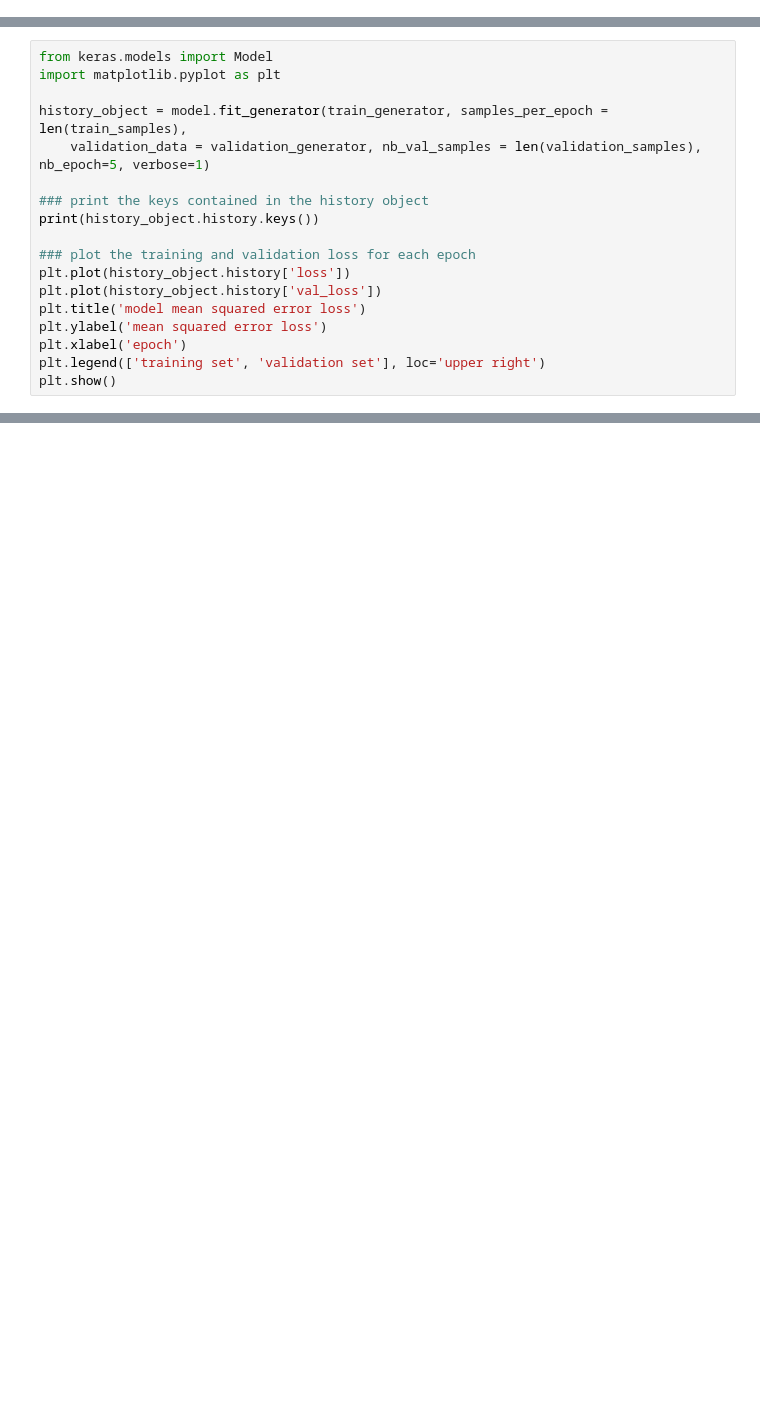
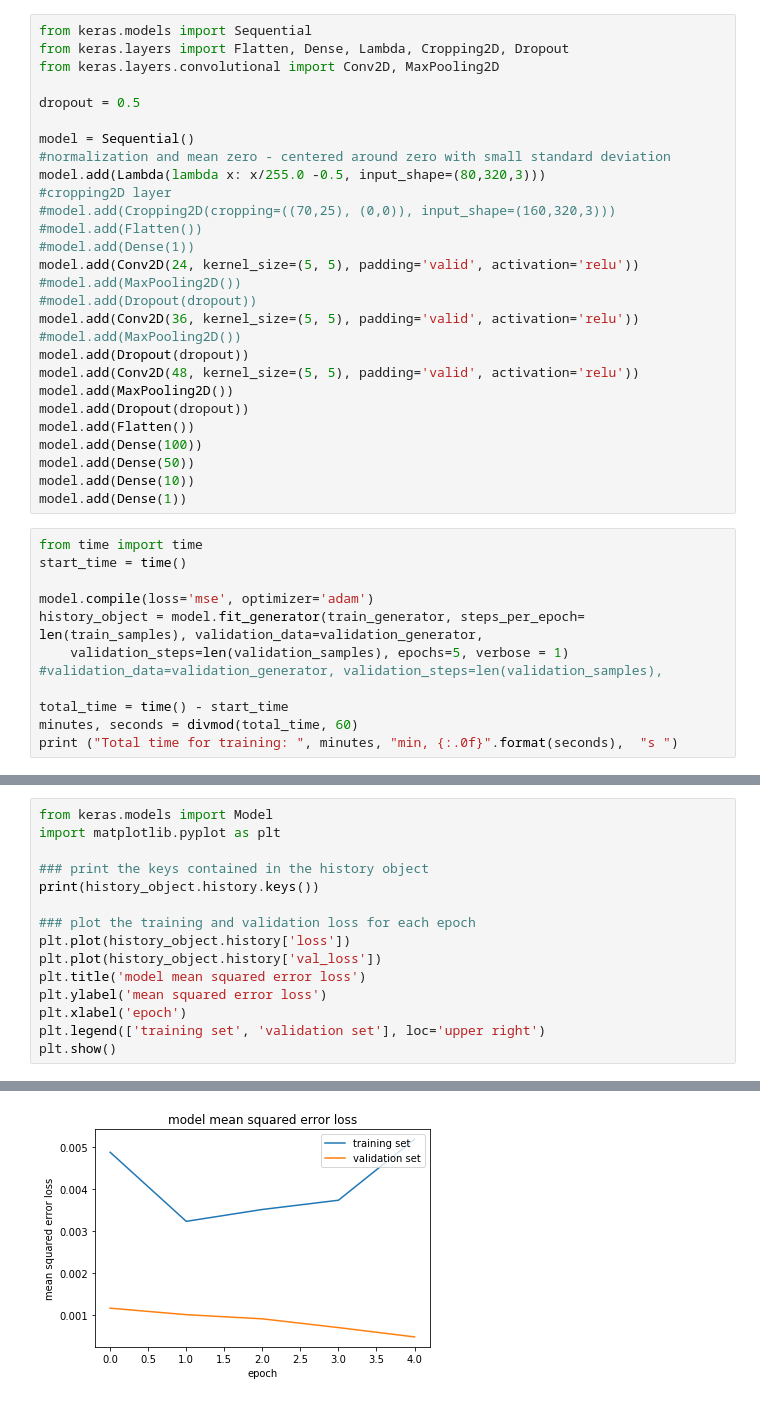
Before and after one commit to shmulik-willinger/behavioral_cloning, a Jupyter notebook: behavioral_cloning.ipynb, the cells around one changed output, grey strips where cells are left out. Saved outputs shown, nothing was run; the diff lists cells and outputs as text; blank space fills up the shorter version.

```diff
--- a/behavioral_cloning.ipynb
+++ b/behavioral_cloning.ipynb
@@ -245,0 +305,40 @@ validation_generator = generator(validation_samples, batch_size=32)
+# %%
+from keras.models import Sequential
+from keras.layers import Flatten, Dense, Lambda, Cropping2D, Dropout
+from keras.layers.convolutional import Conv2D, MaxPooling2D
+
+dropout = 0.5
+
+model = Sequential()
+#normalization and mean zero - centered around zero with small standard deviation
+model.add(Lambda(lambda x: x/255.0 -0.5, input_shape=(80,320,3)))
+#cropping2D layer
+#model.add(Cropping2D(cropping=((70,25), (0,0)), input_shape=(160,320,3)))
+#model.add(Flatten())
+#model.add(Dense(1))
+model.add(Conv2D(24, kernel_size=(5, 5), padding='valid', activation='relu'))
+#model.add(MaxPooling2D())
+#model.add(Dropout(dropout))
+model.add(Conv2D(36, kernel_size=(5, 5), padding='valid', activation='relu'))
+#model.add(MaxPooling2D())
+model.add(Dropout(dropout))
+model.add(Conv2D(48, kernel_size=(5, 5), padding='valid', activation='relu'))
+model.add(MaxPooling2D())
+model.add(Dropout(dropout))
+model.add(Flatten())
+model.add(Dense(100))
+model.add(Dense(50))
+model.add(Dense(10))
+model.add(Dense(1))
+# %%
+from time import time
+start_time = time()
+
+model.compile(loss='mse', optimizer='adam')
+history_object = model.fit_generator(train_generator, steps_per_epoch= len(train_samples), validation_data=validation_generator,
+    validation_steps=len(validation_samples), epochs=5, verbose = 1)
+#validation_data=validation_generator, validation_steps=len(validation_samples),
+
+total_time = time() - start_time
+minutes, seconds = divmod(total_time, 60)
+print ("Total time for training: ", minutes, "min, {:.0f}".format(seconds),  "s ")
@@ -246,9 +357,6 @@ validation_generator = generator(validation_samples, batch_size=32)
 # %%
 from keras.models import Model
 import matplotlib.pyplot as plt
-
-history_object = model.fit_generator(train_generator, samples_per_epoch = len(train_samples),
-    validation_data = validation_generator, nb_val_samples = len(validation_samples), nb_epoch=5, verbose=1)
 
 ### print the keys contained in the history object
 print(history_object.history.keys())
@@ -261,3 +369,4 @@ plt.ylabel('mean squared error loss')
 plt.xlabel('epoch')
 plt.legend(['training set', 'validation set'], loc='upper right')
 plt.show()
+# %% [output]
@@ -263,0 +374 @@ plt.show()
+[figure, added]
```
Also changed, not shown: parts of 20 cells of this notebook, 1 other file.
